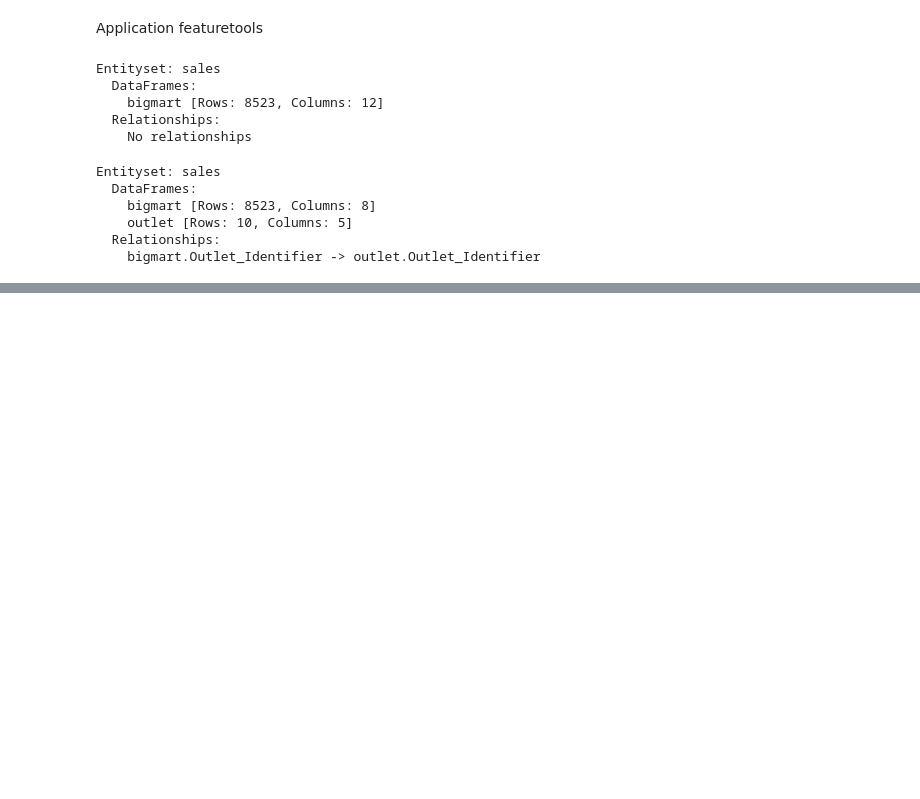
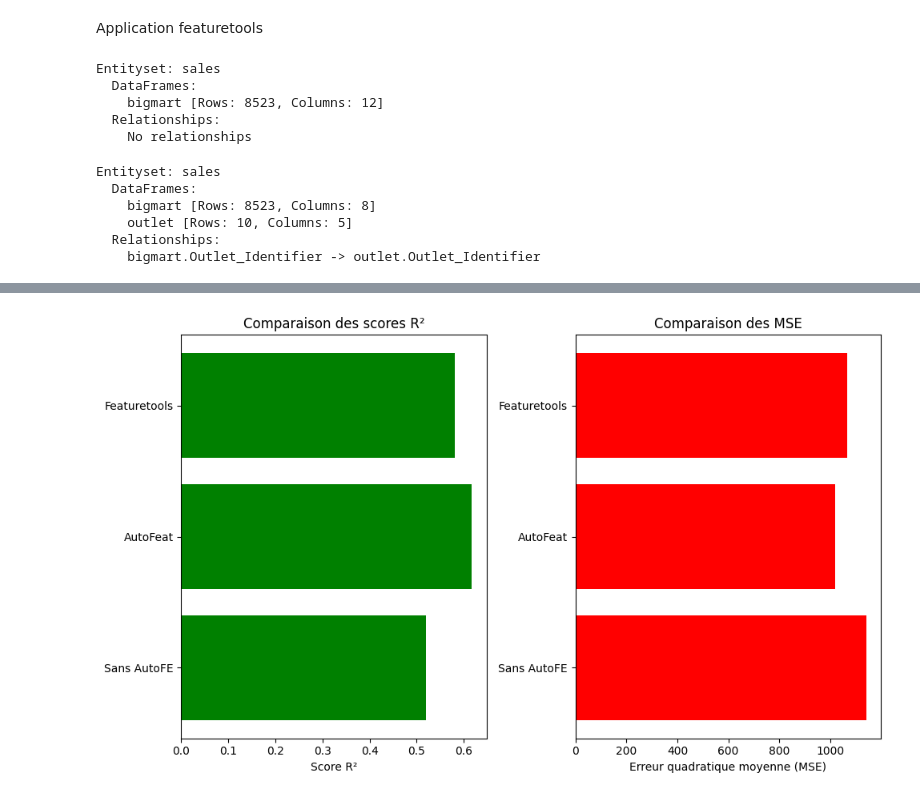
Before and after one commit to kiswayODG/AutoFE, a Jupyter notebook: applicationFeatureTools.ipynb, the cells around one changed output, grey strips where cells are left out. Cells and saved outputs as stored; diff of their text form; code cells hidden in the pictures; blank space fills up the shorter version.

Commit message:
ajout plot comparaison

```diff
--- a/applicationFeatureTools.ipynb
+++ b/applicationFeatureTools.ipynb
@@ -201,0 +201,23 @@ R² score : 0.5807575914505649
+# %%
+import matplotlib.pyplot as plt
+labels = ["Sans AutoFE", "AutoFeat", "Featuretools"]
+r2_scores = [r2, r2_af,r2_ft]
+mse_scores = [mse, mse_af,mse_ft]
+
+
+plt.figure(figsize=(10, 6))
+plt.subplot(1, 2, 1)
+plt.barh(labels, r2_scores, color="green")
+plt.xlabel("Score R²")
+plt.title("Comparaison des scores R²")
+
+
+plt.subplot(1, 2, 2)
+plt.barh(labels, mse_scores, color="red")
+plt.xlabel("Erreur quadratique moyenne (MSE)")
+plt.title("Comparaison des MSE")
+
+plt.tight_layout()
+plt.show()
+# %% [output]
+[figure, added]
```
Also changed, not shown: parts of 22 cells of this notebook, 1 other file.
